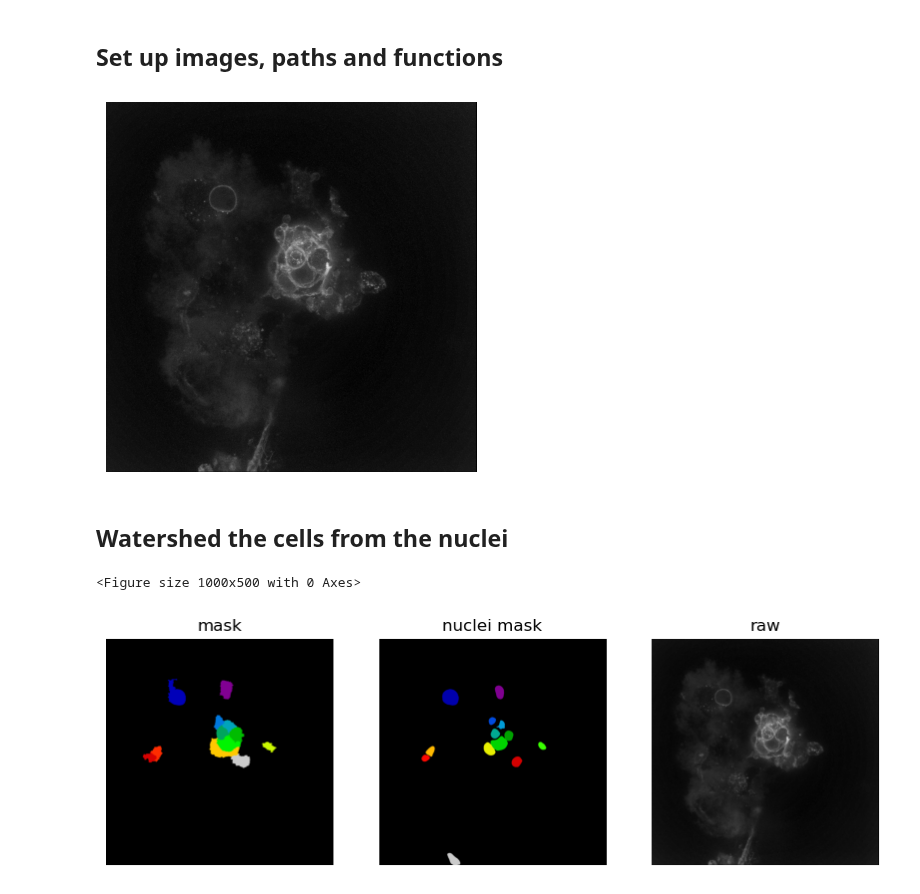
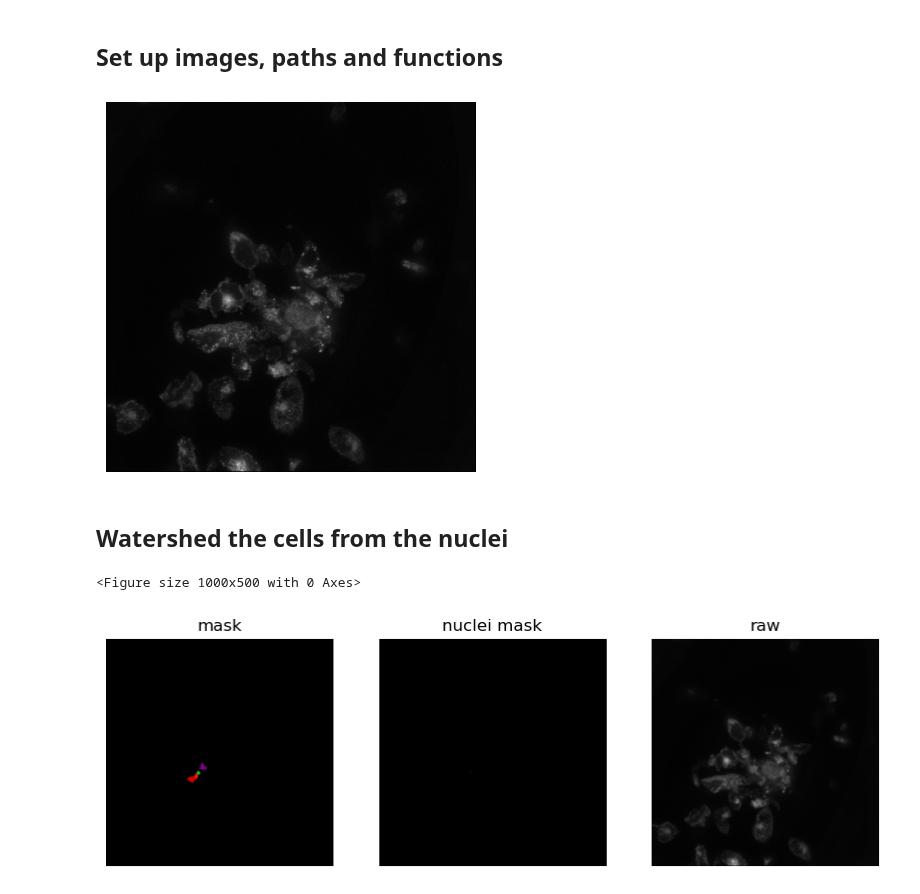
Before and after one commit to WayScience/NF1_2D_organoid_profiling_pipeline, a Jupyter notebook: 3.cell_segmentation/notebooks/1.segment_cells.ipynb, the cells around one changed output. Cells and saved outputs as stored; diff of their text form; code cells hidden in the pictures.

```diff
--- a/3.cell_segmentation/notebooks/1.segment_cells.ipynb
+++ b/3.cell_segmentation/notebooks/1.segment_cells.ipynb
@@ -45,8 +45,8 @@ if not in_notebook:
     )
 else:
     print("Running in a notebook")
-    patient = "NF0014_T1"
-    well_fov = "D2-1"
+    patient = "SARCO219_T2"
+    well_fov = "D2-4"
     clip_limit = 0.01
     twoD_method = "middle_n"
     overwrite = True
@@ -77,38 +77,36 @@ Running in a notebook
 # %% [markdown]
 ## Set up images, paths and functions
 # %%
-if not overwrite and labels_path.exists():
-    print(f"Labels file {labels_path} already exists. Skipping segmentation.")
-elif overwrite or not labels_path.exists():
+if overwrite or not labels_path.exists():
     image_extensions = {".tif", ".tiff"}
     files = sorted(input_dir.glob("*"))
     files = [str(x) for x in files if x.suffix in image_extensions]
     # get the nuclei image
     for f in files:
         if "555" in f:
             cell = io.imread(f)
         elif "nuclei_mask" in f:
             nuclei_mask = io.imread(f)
     cell = np.array(cell)
     cell = skimage.exposure.equalize_adapthist(cell, clip_limit=clip_limit)
     nuclei_mask = np.array(nuclei_mask)
     if in_notebook:
         plt.imshow(cell, cmap="gray")
         plt.axis("off")
         plt.show()
         labels = np.zeros_like(cell, dtype=np.int32)
     # get the seeds from the nuclei mask
     seeds = skimage.measure.label(nuclei_mask, connectivity=2)
     labels = segmentation.watershed(cell, markers=seeds)
     # make sure the background is labeled as 0
     labels[labels == -1] = 0
     # set the largest label to 0 (background)
     largest_label = np.bincount(labels.ravel()).argmax()
     labels[labels == largest_label] = 0
     # # save the labels
     tifffile.imwrite(labels_path, labels.astype(np.uint16))
 # %% [output]
-[figure, old version]
+[figure, new version]
 # %% [markdown]
 ## Watershed the cells from the nuclei
 # %%
@@ -130,4 +128,4 @@ if in_notebook:
     plt.axis("off")
 # %% [output]
 <Figure size 1000x500 with 0 Axes>
-[figure, old version]
+[figure, new version]
```
Also changed, not shown: 20 other files.
